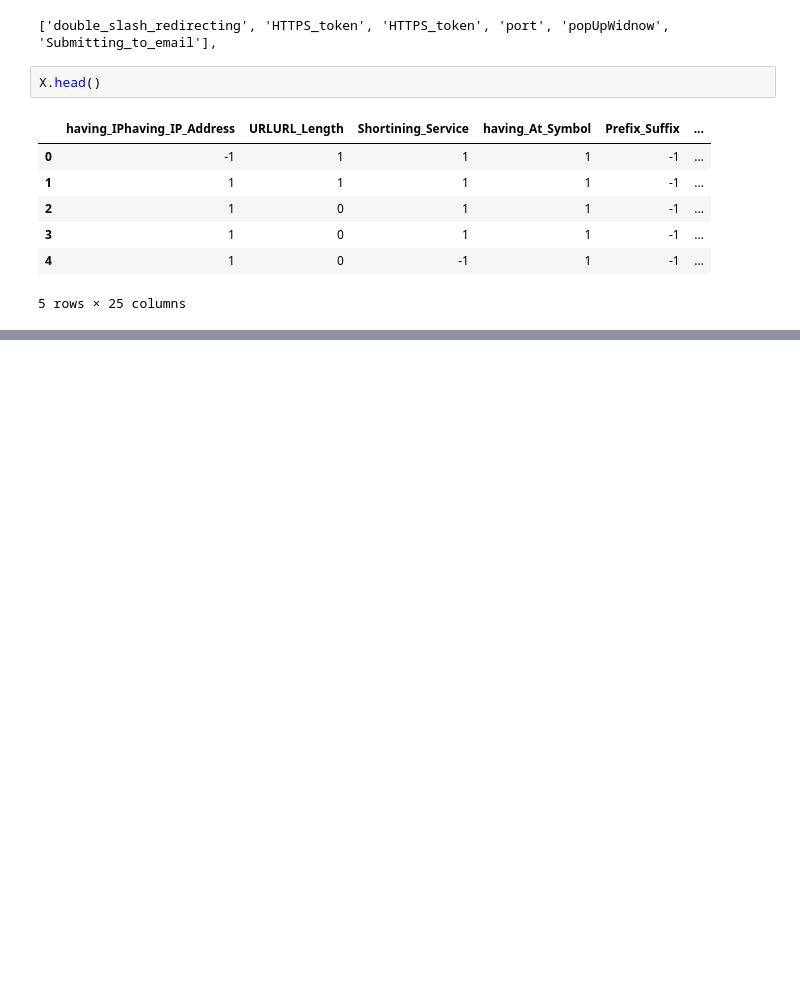
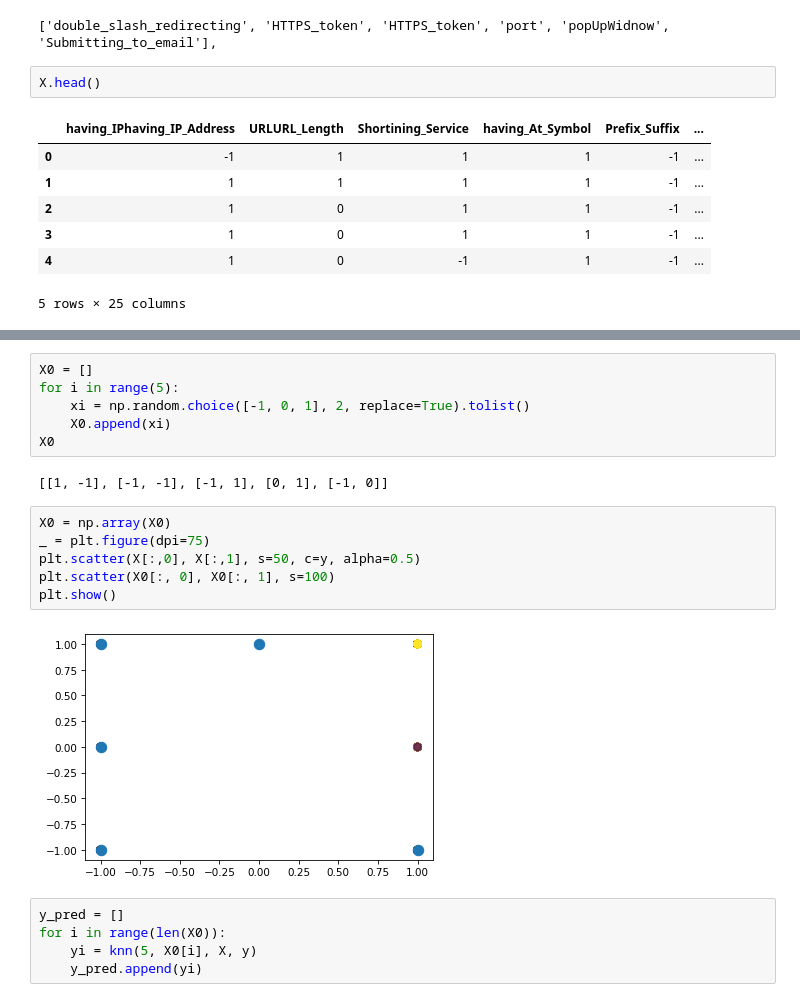
Before and after one commit to madina1211/software-packs-project-phising-website, a Jupyter notebook: Software_packs_project.ipynb, the cells around one changed output, grey strips where cells are left out. Saved outputs shown, nothing was run; the diff lists cells and outputs as text; blank space fills up the shorter version.

```diff
--- a/Software_packs_project.ipynb
+++ b/Software_packs_project.ipynb
@@ -234,0 +332,21 @@ X.head()
+# %%
+X0 = []
+for i in range(5):
+    xi = np.random.choice([-1, 0, 1], 2, replace=True).tolist()
+    X0.append(xi)
+X0
+# %% [output]
+[[1, -1], [-1, -1], [-1, 1], [0, 1], [-1, 0]]
+# %%
+X0 = np.array(X0)
+_ = plt.figure(dpi=75)
+plt.scatter(X[:,0], X[:,1], s=50, c=y, alpha=0.5)
+plt.scatter(X0[:, 0], X0[:, 1], s=100)
+plt.show()
+# %% [output]
+[figure, added]
+# %%
+y_pred = []
+for i in range(len(X0)):
+    yi = knn(5, X0[i], X, y)
+    y_pred.append(yi)
```
Also changed, not shown: parts of 13 cells of this notebook.
